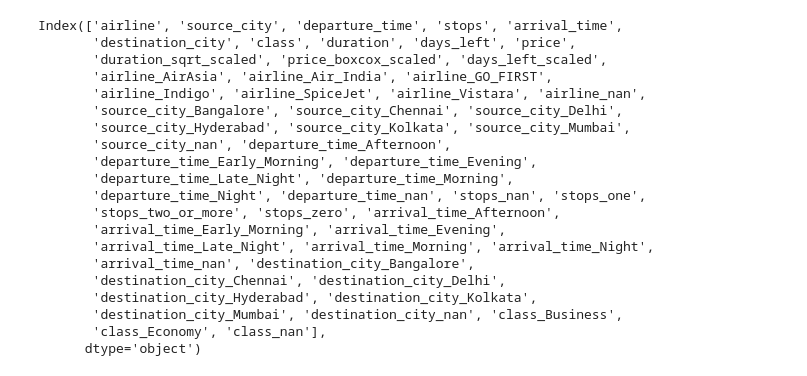
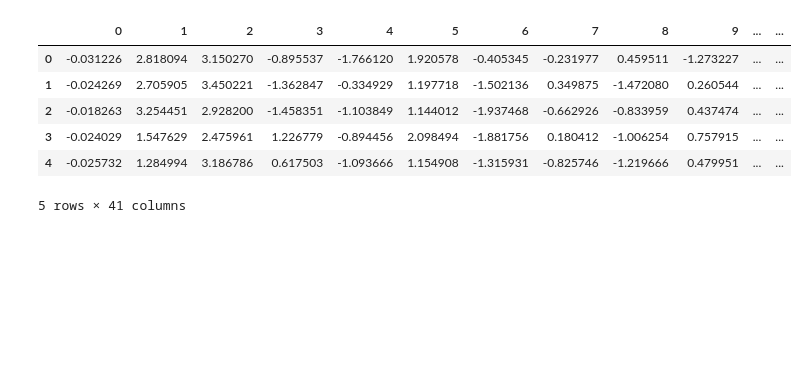
Before and after one commit to calebang/IS460, a Jupyter notebook: 01_Data Prep/01c_DFCopy2.ipynb, the cells around one changed output. Cells and saved outputs as stored; diff of their text form; code cells hidden in the pictures; blank space fills up the shorter version.

```diff
--- a/01_Data Prep/01c_DFCopy2.ipynb
+++ b/01_Data Prep/01c_DFCopy2.ipynb
@@ -41,10 +61,11 @@ df2.iloc[:, -30:]
 # %%
+from sklearn.preprocessing import StandardScaler
 from sklearn.decomposition import PCA
-variables = ['airline_AirAsia', 'airline_Air_India', 'airline_GO_FIRST',
-       'airline_Indigo', 'airline_SpiceJet', 'airline_Vistara', 'airline_nan',
-       'source_city_Bangalore', 'source_city_Chennai', 'source_city_Delhi',
-       'source_city_Hyderabad', 'source_city_Kolkata', 'source_city_Mumbai',
-       'source_city_nan', 'departure_time_Afternoon',
+variables = ['airline_AirAsia', 'airline_Air_India',
+       'airline_GO_FIRST', 'airline_Indigo', 'airline_SpiceJet',
+       'airline_Vistara', 'source_city_Bangalore', 'source_city_Chennai',
+       'source_city_Delhi', 'source_city_Hyderabad', 'source_city_Kolkata',
+       'source_city_Mumbai', 'source_city_nan', 'departure_time_Afternoon',
        'departure_time_Early_Morning', 'departure_time_Evening',
        'departure_time_Late_Night', 'departure_time_Morning',
        'departure_time_Night', 'departure_time_nan', 'stops_nan', 'stops_one',
@@ -56,7 +77,9 @@ variables = ['airline_AirAsia', 'airline_Air_India', 'airline_GO_FIRST',
        'destination_city_Hyderabad', 'destination_city_Kolkata',
        'destination_city_Mumbai', 'destination_city_nan', 'class_Business',
        'class_Economy', 'class_nan']
-x = df[variables]
+x = df2[variables]
+x = StandardScaler().fit_transform(x)
+x = pd.DataFrame(x, columns=variables)
 x = x.fillna(x.mean())
 pca = PCA()
 x_pca = pca.fit_transform(x)
@@ -92,23 +101,10 @@ array([1.08079625e-01, 7.03524955e-02, 6.30916395e-02, 5.75025202e-02,
-# %%
-df.columns
-# %% [output]
-Index(['airline', 'source_city', 'departure_time', 'stops', 'arrival_time',
-       'destination_city', 'class', 'duration', 'days_left', 'price',
-       'duration_sqrt_scaled', 'price_boxcox_scaled', 'days_left_scaled',
-       'airline_AirAsia', 'airline_Air_India', 'airline_GO_FIRST',
-       'airline_Indigo', 'airline_SpiceJet', 'airline_Vistara', 'airline_nan',
-       'source_city_Bangalore', 'source_city_Chennai', 'source_city_Delhi',
-       'source_city_Hyderabad', 'source_city_Kolkata', 'source_city_Mumbai',
-       'source_city_nan', 'departure_time_Afternoon',
-       'departure_time_Early_Morning', 'departure_time_Evening',
-       'departure_time_Late_Night', 'departure_time_Morning',
-       'departure_time_Night', 'departure_time_nan', 'stops_nan', 'stops_one',
-       'stops_two_or_more', 'stops_zero', 'arrival_time_Afternoon',
-       'arrival_time_Early_Morning', 'arrival_time_Evening',
-       'arrival_time_Late_Night', 'arrival_time_Morning', 'arrival_time_Night',
-       'arrival_time_nan', 'destination_city_Bangalore',
-       'destination_city_Chennai', 'destination_city_Delhi',
-       'destination_city_Hyderabad', 'destination_city_Kolkata',
-       'destination_city_Mumbai', 'destination_city_nan', 'class_Business',
-       'class_Economy', 'class_nan'],
-      dtype='object')
+# %%
+x_pca.head()
+# %% [output]
+|  | 0 | 1 | 2 | 3 | 4 | 5 | 6 | 7 | 8 | 9 | ... | ... |
+| 0 | -0.031226 | 2.818094 | 3.150270 | -0.895537 | -1.766120 | 1.920578 | -0.405345 | -0.231977 | 0.459511 | -1.273227 | ... | ... |
+| 1 | -0.024269 | 2.705905 | 3.450221 | -1.362847 | -0.334929 | 1.197718 | -1.502136 | 0.349875 | -1.472080 | 0.260544 | ... | ... |
+| 2 | -0.018263 | 3.254451 | 2.928200 | -1.458351 | -1.103849 | 1.144012 | -1.937468 | -0.662926 | -0.833959 | 0.437474 | ... | ... |
+| 3 | -0.024029 | 1.547629 | 2.475961 | 1.226779 | -0.894456 | 2.098494 | -1.881756 | 0.180412 | -1.006254 | 0.757915 | ... | ... |
+| 4 | -0.025732 | 1.284994 | 3.186786 | 0.617503 | -1.093666 | 1.154908 | -1.315931 | -0.825746 | -1.219666 | 0.479951 | ... | ... |
+5 rows × 41 columns
```
Also changed, not shown: parts of 9 cells of this notebook, 1 other file.
